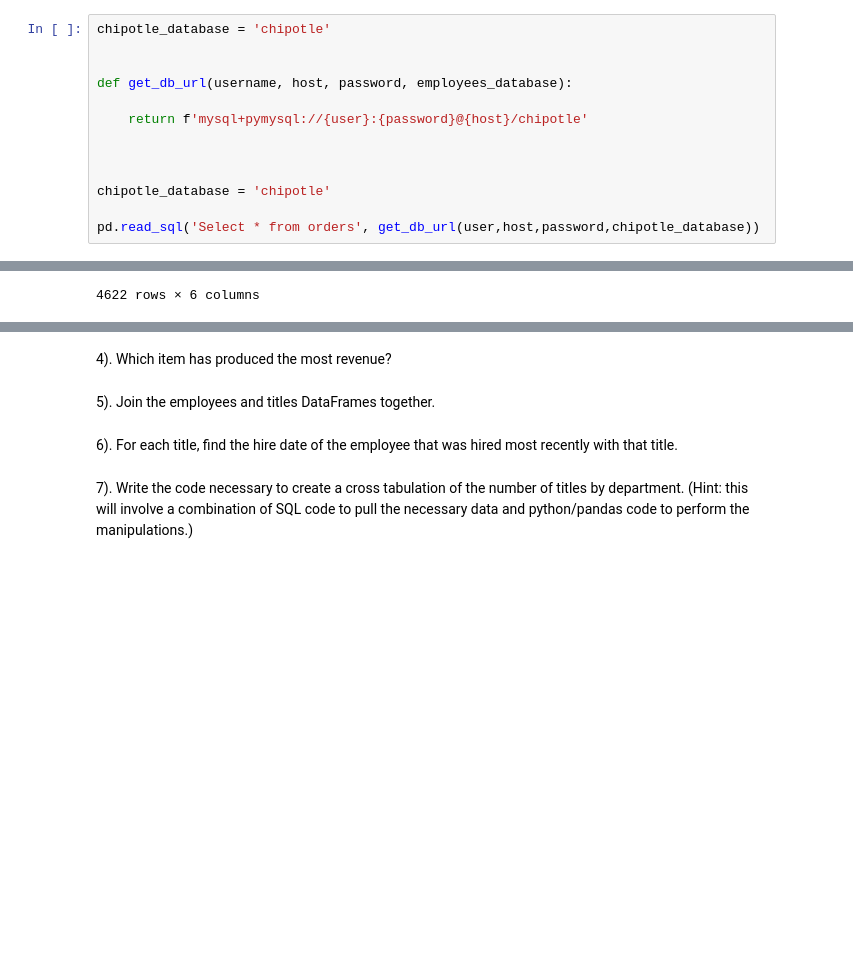
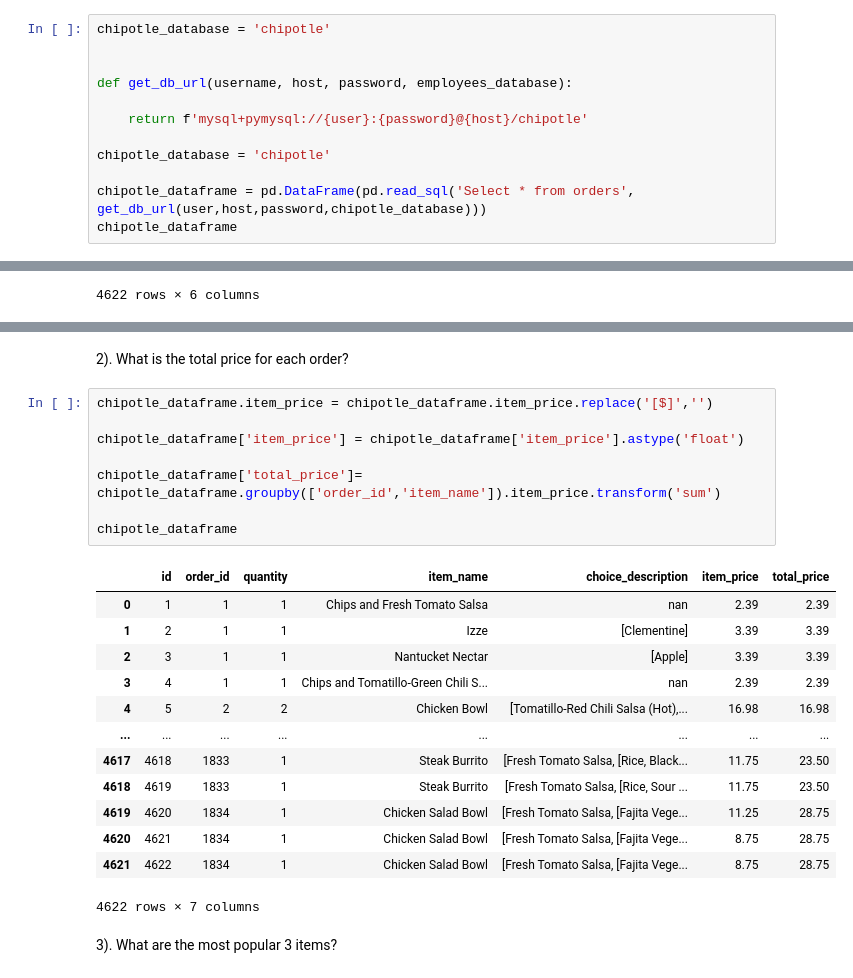
Before and after one commit to stephenkipkurui/numpy-pandas-visualization-exercises, a Jupyter notebook: advanced_dataframes.ipynb, the cells around one changed output, grey strips where cells are left out. Saved outputs shown, nothing was run; the diff lists cells and outputs as text; blank space fills up the shorter version.

```diff
--- a/advanced_dataframes.ipynb
+++ b/advanced_dataframes.ipynb
@@ -421,11 +421,10 @@ def get_db_url(username, host, password, employees_database):
 
     return f'mysql+pymysql://{user}:{password}@{host}/chipotle'
 
-
-
 chipotle_database = 'chipotle'
 
-pd.read_sql('Select * from orders', get_db_url(user,host,password,chipotle_database))
+chipotle_dataframe = pd.DataFrame(pd.read_sql('Select * from orders', get_db_url(user,host,password,chipotle_database)))
+chipotle_dataframe
 # %% [output]
 |  | id | order_id | quantity | item_name | choice_description | item_price |
 | 0 | 1 | 1 | 1 | Chips and Fresh Tomato Salsa | nan | $2.39 |
@@ -447,9 +442,26 @@ pd.read_sql('Select * from orders', get_db_url(user,host,password,chipotle_datab
-# %% [markdown]
-4). Which item has produced the most revenue?
-# %% [markdown]
-5). Join the employees and titles DataFrames together.
-# %% [markdown]
-6). For each title, find the hire date of the employee that was hired most recently with that title.
-# %% [markdown]
-7). Write the code necessary to create a cross tabulation of the number of titles by department. (Hint: this
-will involve a combination of SQL code to pull the necessary data and python/pandas code to perform the manipulations.)
+# %% [markdown]
+2). What is the total price for each order?
+# %%
+chipotle_dataframe.item_price = chipotle_dataframe.item_price.replace('[$]','')
+
+chipotle_dataframe['item_price'] = chipotle_dataframe['item_price'].astype('float')
+
+chipotle_dataframe['total_price']= chipotle_dataframe.groupby(['order_id','item_name']).item_price.transform('sum')
+
+chipotle_dataframe
+# %% [output]
+|  | id | order_id | quantity | item_name | choice_description | item_price | total_price |
+| 0 | 1 | 1 | 1 | Chips and Fresh Tomato Salsa | nan | 2.39 | 2.39 |
+| 1 | 2 | 1 | 1 | Izze | [Clementine] | 3.39 | 3.39 |
+| 2 | 3 | 1 | 1 | Nantucket Nectar | [Apple] | 3.39 | 3.39 |
+| 3 | 4 | 1 | 1 | Chips and Tomatillo-Green Chili S... | nan | 2.39 | 2.39 |
+| 4 | 5 | 2 | 2 | Chicken Bowl | [Tomatillo-Red Chili Salsa (Hot),... | 16.98 | 16.98 |
+| ... | ... | ... | ... | ... | ... | ... | ... |
+| 4617 | 4618 | 1833 | 1 | Steak Burrito | [Fresh Tomato Salsa, [Rice, Black... | 11.75 | 23.50 |
+| 4618 | 4619 | 1833 | 1 | Steak Burrito | [Fresh Tomato Salsa, [Rice, Sour ... | 11.75 | 23.50 |
+| 4619 | 4620 | 1834 | 1 | Chicken Salad Bowl | [Fresh Tomato Salsa, [Fajita Vege... | 11.25 | 28.75 |
+| 4620 | 4621 | 1834 | 1 | Chicken Salad Bowl | [Fresh Tomato Salsa, [Fajita Vege... | 8.75 | 28.75 |
+| 4621 | 4622 | 1834 | 1 | Chicken Salad Bowl | [Fresh Tomato Salsa, [Fajita Vege... | 8.75 | 28.75 |
+4622 rows × 7 columns
+# %% [markdown]
+3). What are the most popular 3 items?
```
Also changed, not shown: parts of 14 cells of this notebook.
